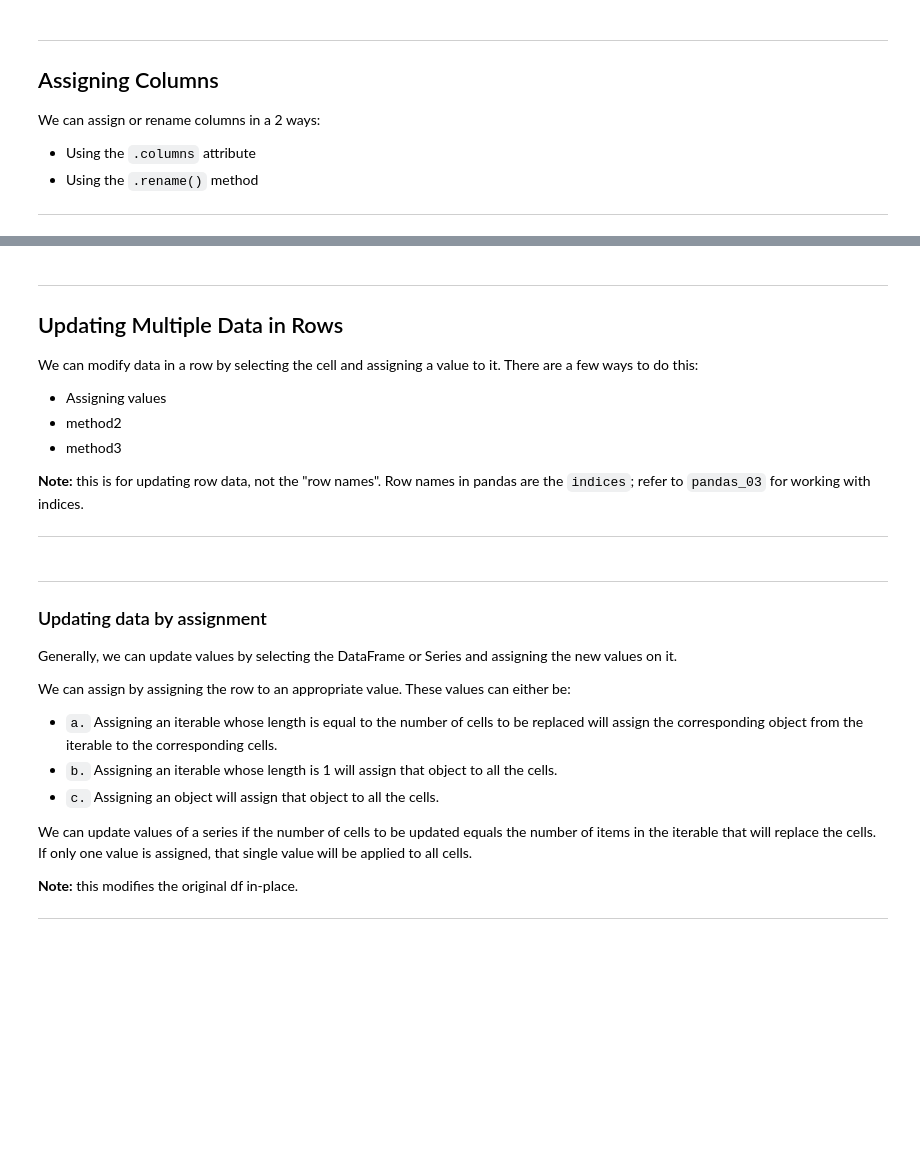
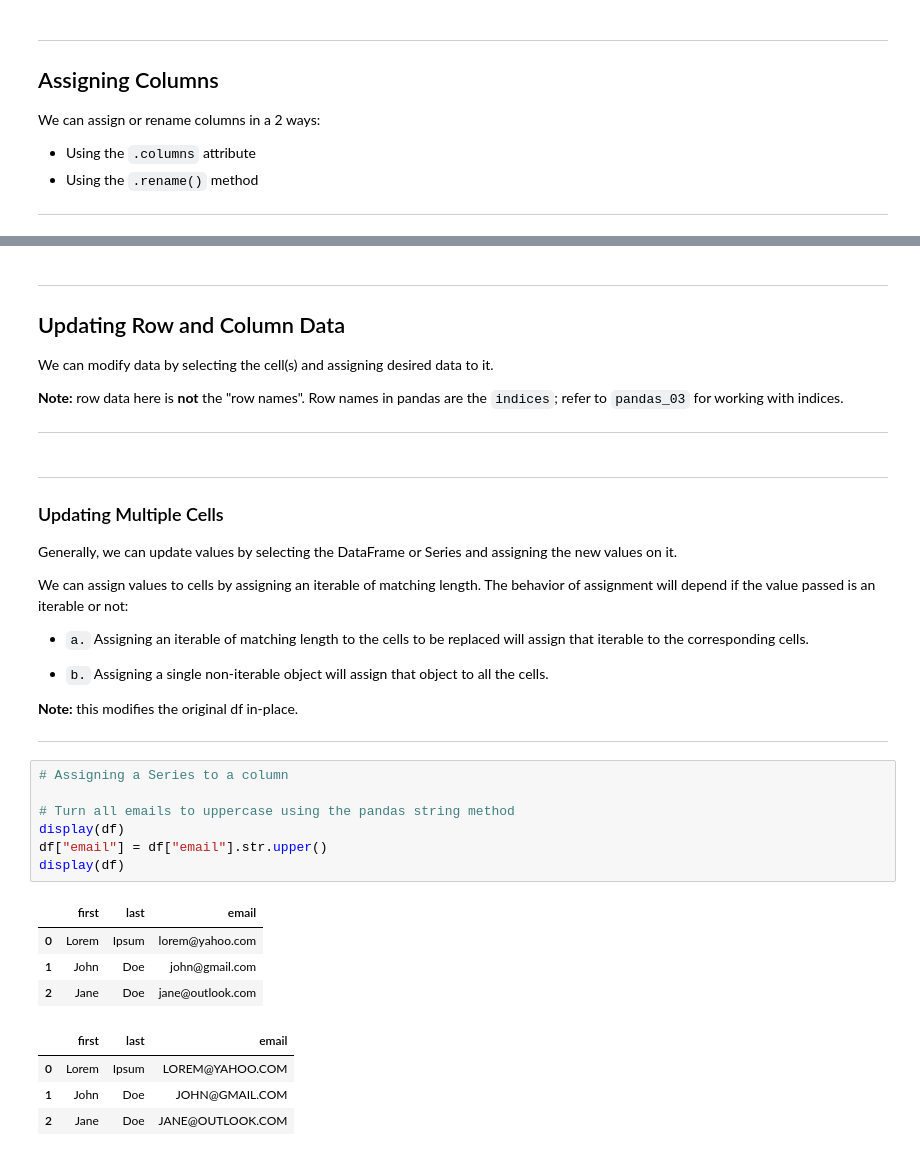
Before and after one commit to thandora/pandas-notes, a Jupyter notebook: pandas_05a.ipynb, the cells around one changed output, grey strips where cells are left out. Cells and saved outputs as stored; diff of their text form; blank space fills up the shorter version.

```diff
--- a/pandas_05a.ipynb
+++ b/pandas_05a.ipynb
@@ -102,30 +102,41 @@ df
 | 2 | Jane | Doe | jane@outlook.com |
 # %% [markdown]
 ---
-## Updating Multiple Data in Rows
-We can modify data in a row by selecting the cell and assigning a value to it. There are a few ways to do this:
-- Assigning values
-- method2
-- method3
+## Updating Row and Column Data
+We can modify data by selecting the cell(s) and assigning desired data to it.
 
-**Note:** this is for updating row data, not the "row names". Row names in pandas are the `indices`; refer to `pandas_03` for working with indices.
+**Note:** row data here is **not** the "row names". Row names in pandas are the `indices`; refer to `pandas_03` for working with indices.
 
 ---
 # %% [markdown]
 ---
-### Updating data by assignment
+### Updating Multiple Cells
 Generally, we can update values by selecting the DataFrame or Series and assigning the new values on it.
 
-We can assign by assigning the row to an appropriate value. These values can either be:
-- `a.` Assigning an iterable whose length is equal to the number of cells to be replaced will assign the corresponding object from the iterable to the corresponding cells.
-- `b.` Assigning an iterable whose length is 1 will assign that object to all the cells.
-- `c.` Assigning an object will assign that object to all the cells.
+We can assign values to cells by assigning an iterable of matching length. The behavior of assignment will depend if the value passed is an iterable or not:
+- `a.` Assigning an iterable of matching length to the cells to be replaced will assign that iterable to the corresponding cells.
 
-We can update values of a series if the number of cells to be updated equals the number of items in the iterable that will replace the cells. If only one value is assigned, that single value will be applied to all cells.
+- `b.` Assigning a single non-iterable object will assign that object to all the cells.
 
 **Note:** this modifies the original df in-place.
 
 ---
+# %%
+# Assigning a Series to a column
+
+# Turn all emails to uppercase using the pandas string method
+display(df)
+df["email"] = df["email"].str.upper()
+display(df)
+# %% [output]
+|  | first | last | email |
+| 0 | Lorem | Ipsum | lorem@yahoo.com |
+| 1 | John | Doe | john@gmail.com |
+| 2 | Jane | Doe | jane@outlook.com |
+|  | first | last | email |
+| 0 | Lorem | Ipsum | LOREM@YAHOO.COM |
+| 1 | John | Doe | JOHN@GMAIL.COM |
+| 2 | Jane | Doe | JANE@OUTLOOK.COM |
 # %%
 # a. Assigning row cells using an iterable
 display(df)
```
Also changed, not shown: parts of 19 cells of this notebook.
